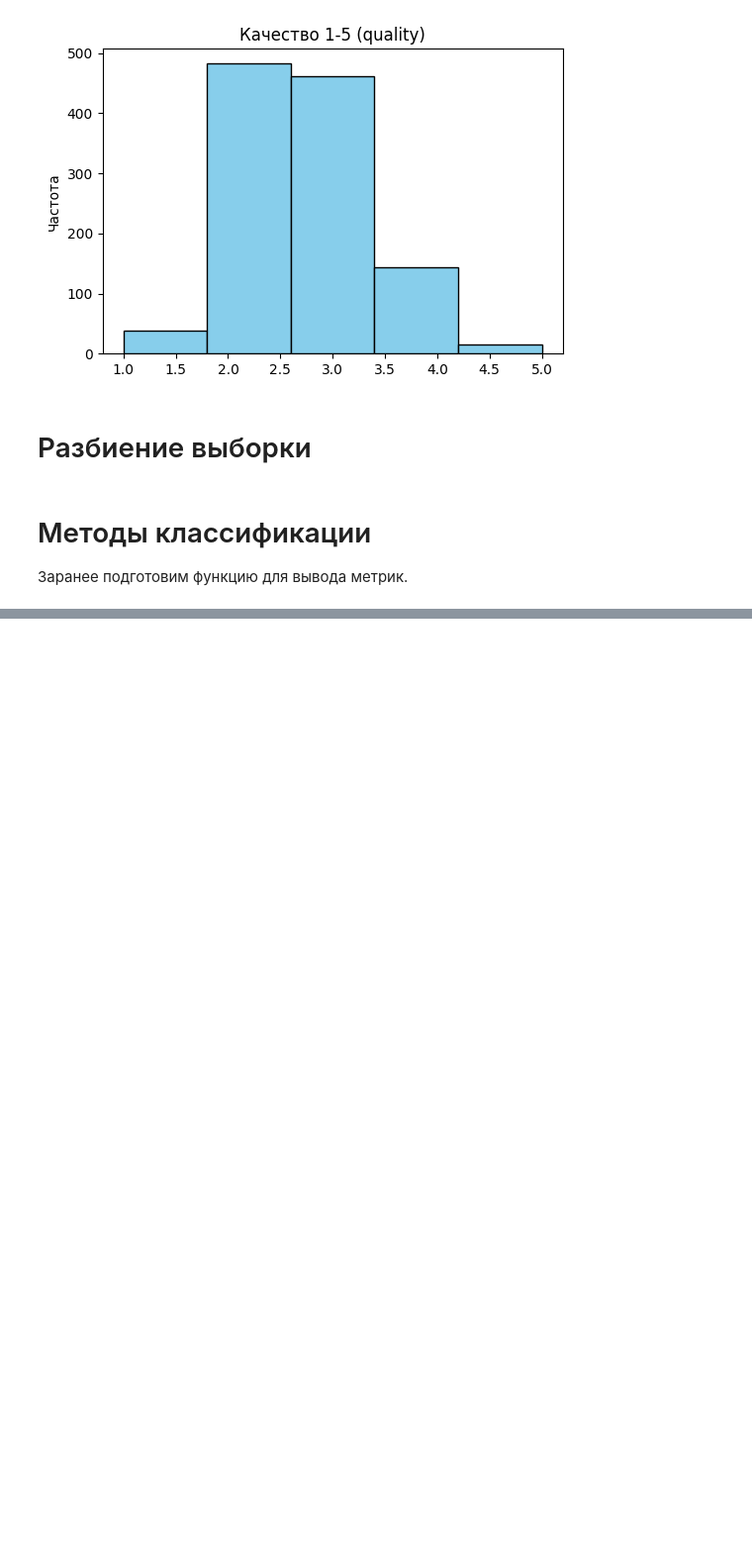
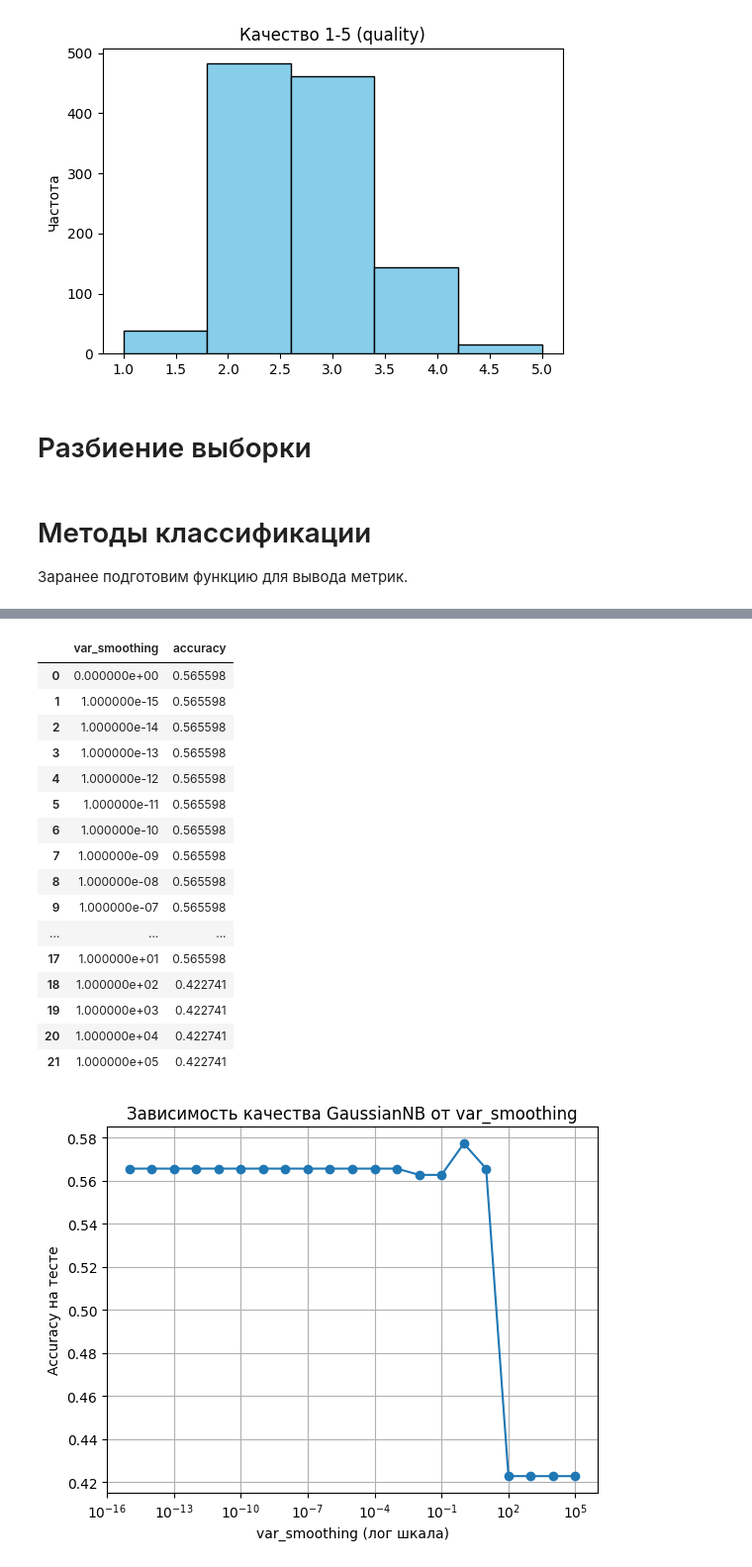
Before and after one commit to olesya1119/ML, a Jupyter notebook: lab3/notebook.ipynb, the cells around one changed output, grey strips where cells are left out. Shown at 99% size. Saved outputs shown, nothing was run; the diff lists cells and outputs as text; code cells hidden in the pictures; blank space fills up the shorter version.

```diff
--- a/lab3/notebook.ipynb
+++ b/lab3/notebook.ipynb
@@ -261,0 +266,61 @@ def get_metrics(y_true, y_pred, y_prob=None, class_names=None):
+# %%
+from sklearn.naive_bayes import GaussianNB
+
+vs_values = np.concatenate([
+    [0.0],
+    np.logspace(-15, -1, 15),
+    np.logspace(0, 5, 6)
+])
+
+results = []
+
+for vs in vs_values:
+    model = GaussianNB(var_smoothing=vs)
+    model.fit(X_train_scaled, y_train)
+    y_pred = model.predict(X_test_scaled)
+
+    acc = accuracy_score(y_test, y_pred)
+    results.append({
+        "var_smoothing": vs,
+        "accuracy": acc
+    })
+
+results_df = (
+    pd.DataFrame(results)
+    .sort_values(by="var_smoothing")
+    .reset_index(drop=True)
+)
+
+display(results_df)
+
+mask_pos = results_df["var_smoothing"] > 0
+plt.figure()
+plt.semilogx(
+    results_df.loc[mask_pos, "var_smoothing"],
+    results_df.loc[mask_pos, "accuracy"],
+    marker="o"
+)
+plt.xlabel("var_smoothing (лог шкала)")
+plt.ylabel("Accuracy на тесте")
+plt.title("Зависимость качества GaussianNB от var_smoothing")
+plt.grid(True)
+plt.show()
+# %% [output]
+|  | var_smoothing | accuracy |
+| 0 | 0.000000e+00 | 0.565598 |
+| 1 | 1.000000e-15 | 0.565598 |
+| 2 | 1.000000e-14 | 0.565598 |
+| 3 | 1.000000e-13 | 0.565598 |
+| 4 | 1.000000e-12 | 0.565598 |
+| 5 | 1.000000e-11 | 0.565598 |
+| 6 | 1.000000e-10 | 0.565598 |
+| 7 | 1.000000e-09 | 0.565598 |
+| 8 | 1.000000e-08 | 0.565598 |
+| 9 | 1.000000e-07 | 0.565598 |
+| ... | ... | ... |
+| 17 | 1.000000e+01 | 0.565598 |
+| 18 | 1.000000e+02 | 0.422741 |
+| 19 | 1.000000e+03 | 0.422741 |
+| 20 | 1.000000e+04 | 0.422741 |
+| 21 | 1.000000e+05 | 0.422741 |
+[figure, added]
```
Also changed, not shown: parts of 20 cells of this notebook.
